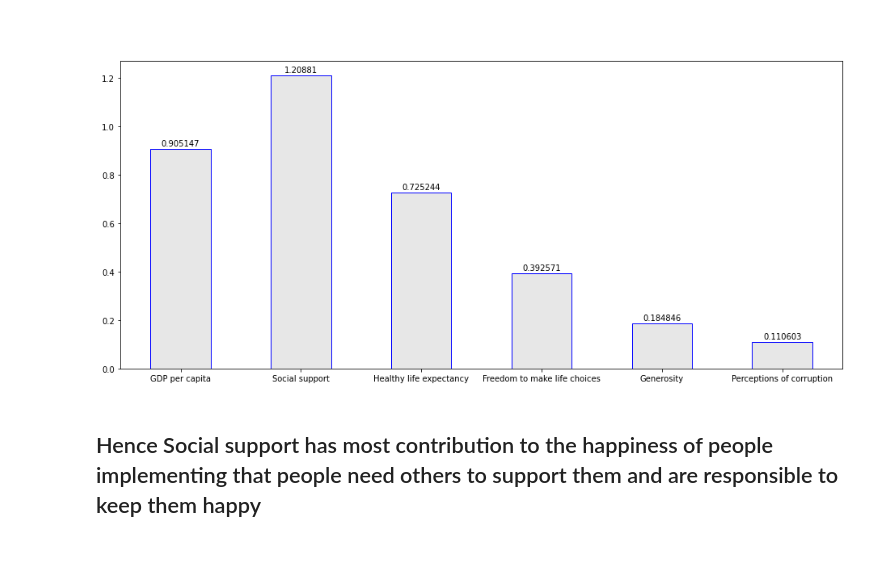
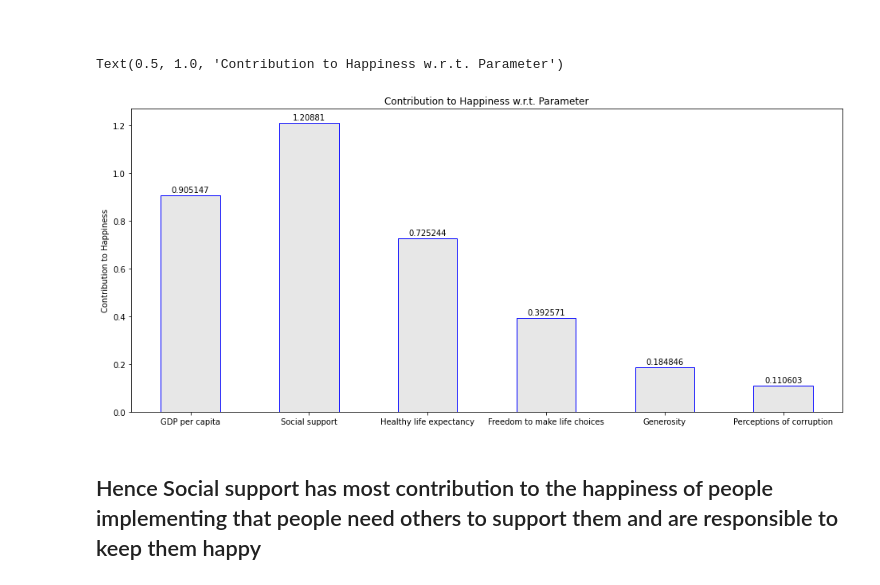
Before and after one commit to PriteshVedak/Test, a Jupyter notebook: what-makes-a-country-happier-exploratory-da.ipynb, the cells around one changed output. Cells and saved outputs as stored; diff of their text form; code cells hidden in the pictures; blank space fills up the shorter version.

```diff
--- a/what-makes-a-country-happier-exploratory-da.ipynb
+++ b/what-makes-a-country-happier-exploratory-da.ipynb
@@ -77,13 +81,16 @@ for hist in ax.containers:
 # %%
 fig,ax = plt.subplots(figsize=(16,7))
 x=dfmean.iloc[0]
 y=dfmean.iloc[1]
 bars=dfmean.plot.bar(x,y, color=(0.1,0.1,0.1,0.1),edgecolor='blue')
 plt.xticks(rotation=0)
 for bars in ax.containers:
     ax.bar_label(bars,padding=2)
+plt.ylabel("Contribution to Happiness")
+plt.title("Contribution to Happiness w.r.t. Parameter")
 # %% [output]
+Text(0.5, 1.0, 'Contribution to Happiness w.r.t. Parameter')
-[figure, old version]
+[figure, new version]
 # %% [markdown]
 ## Hence Social support has most contribution to the happiness of people implementing that people need others to support them and are responsible to keep them happy
 # %% [markdown]
```
Also changed, not shown: parts of 3 cells of this notebook.
